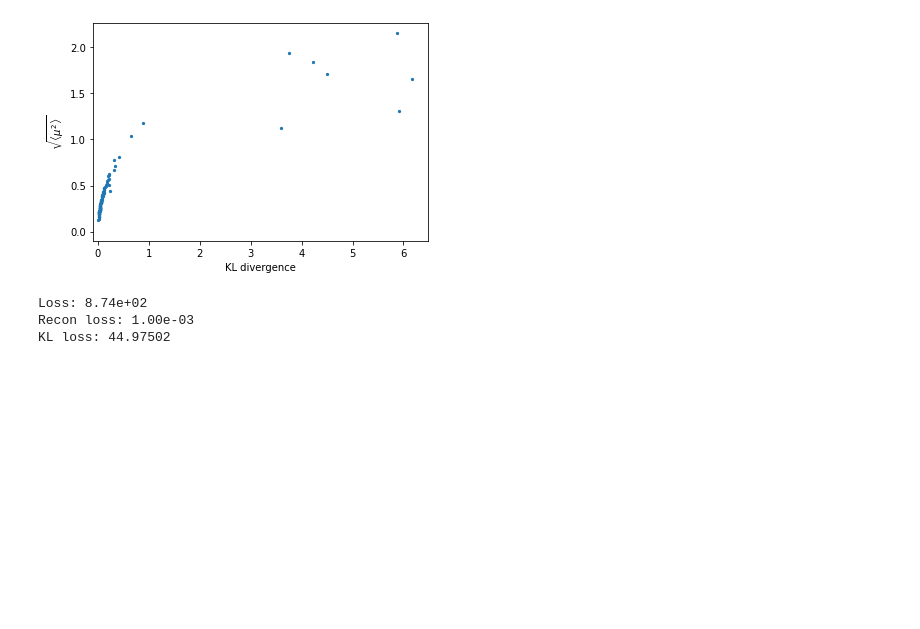
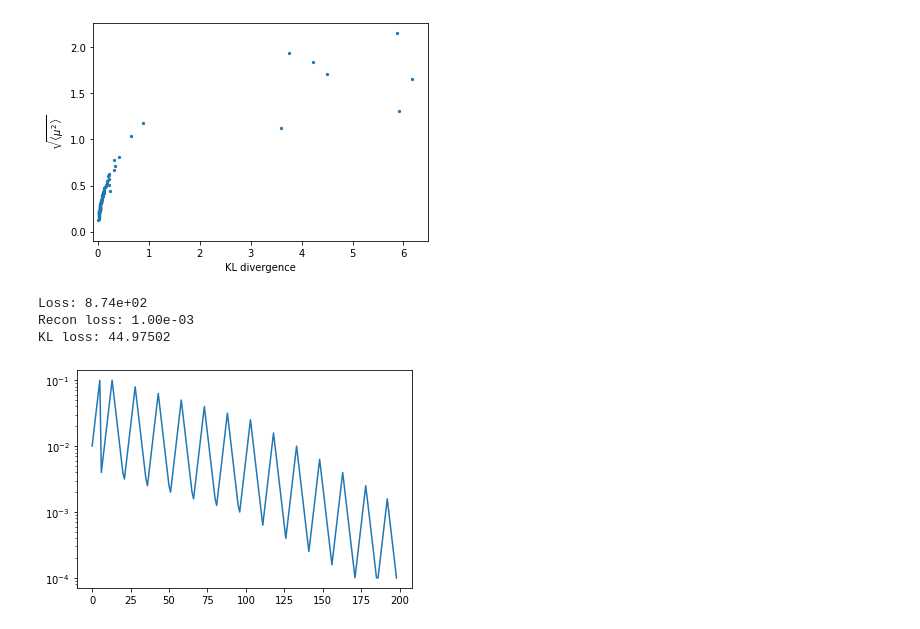
Before and after one commit to jackhcollins/EMD_VAE, a Jupyter notebook: Study-W.ipynb, the cells around one changed output. Cells and saved outputs as stored; diff of their text form; code cells hidden in the pictures; blank space fills up the shorter version.

```diff
--- a/Study-W.ipynb
+++ b/Study-W.ipynb
@@ -1404,0 +1803,16 @@ KL loss: 44.97502
+# %%
+betas = np.zeros(0)
+beta_range = np.logspace(-1,-4,31)
+betas = np.logspace(-2,-1,6)
+for i in range(6):
+    betas = np.append(betas,np.flip(beta_range[i:i+16:2]))
+    betas = np.append(betas,beta_range[i+2:i+16:2])
+for i in range(3,10):
+    betas = np.append(betas,np.flip(beta_range[2*i:2*i+16:2]))
+    betas = np.append(betas,beta_range[2*i+2:2*i+16:2])
+# %%
+plt.plot(betas)
+plt.semilogy()
+plt.show()
+# %% [output]
+[figure, added]
```
Also changed, not shown: parts of 14 cells of this notebook, 1 other file.
